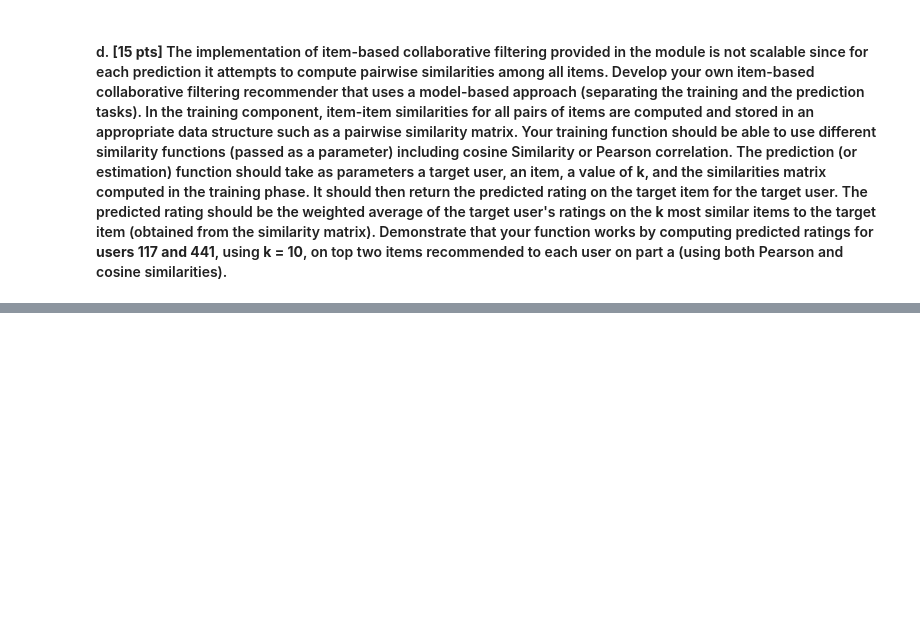
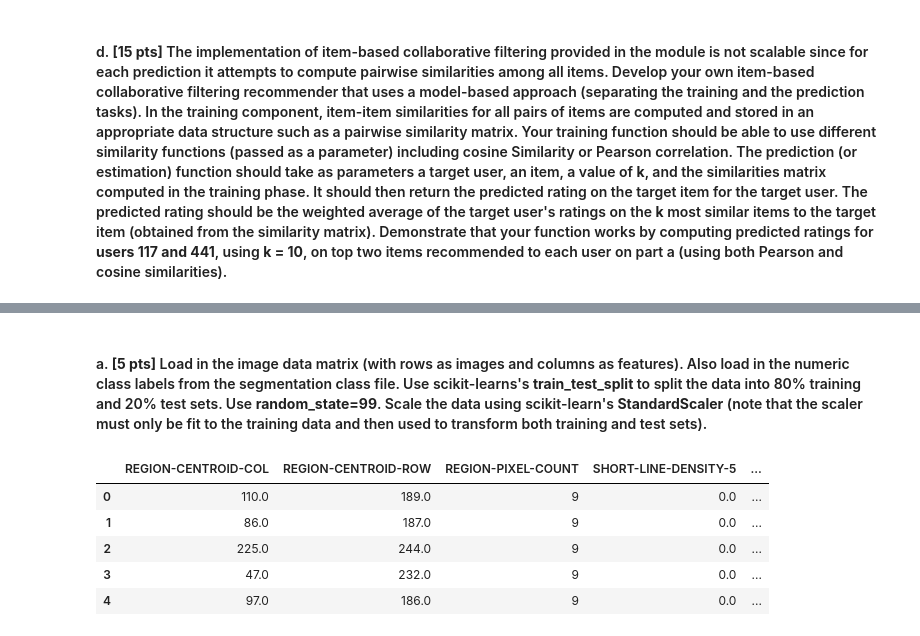
Before and after one commit to joneshshrestha/machine-learning-python, a Jupyter notebook: Item-based Joke Recommendation/joke-recommendation.ipynb, the cells around one changed output, grey strips where cells are left out. Saved outputs shown, nothing was run; the diff lists cells and outputs as text; code cells hidden in the pictures; blank space fills up the shorter version.

```diff
--- a/Item-based Joke Recommendation/joke-recommendation.ipynb
+++ b/Item-based Joke Recommendation/joke-recommendation.ipynb
@@ -271,0 +497,16 @@ def item_based_predict(dataMat, simMat, user, item, k):
+# %% [markdown]
+#### a. **[5 pts]** Load in the image data matrix (with rows as images and columns as features). Also load in the numeric class labels from the segmentation class file. Use scikit-learns's **train_test_split** to split the data into 80% training and 20% test sets. Use **random_state=99**. Scale the data using scikit-learn's **StandardScaler** (note that the scaler must only be fit to the training data and then used to transform both training and test sets).
+# %%
+# convert the segmentation feature names into list
+segmentation_names = pd.read_csv('./segmentation_data/segmentation_names.txt', header=None)[0].tolist()
+# used segmentation_names as header
+segmentation_data = pd.read_csv('./segmentation_data/segmentation_data.txt', names=segmentation_names)
+# %%
+segmentation_data.head(5)
+# %% [output]
+|  | REGION-CENTROID-COL | REGION-CENTROID-ROW | REGION-PIXEL-COUNT | SHORT-LINE-DENSITY-5 | ... |
+| 0 | 110.0 | 189.0 | 9 | 0.0 | ... |
+| 1 | 86.0 | 187.0 | 9 | 0.0 | ... |
+| 2 | 225.0 | 244.0 | 9 | 0.0 | ... |
+| 3 | 47.0 | 232.0 | 9 | 0.0 | ... |
+| 4 | 97.0 | 186.0 | 9 | 0.0 | ... |
```
Also changed, not shown: parts of 53 cells of this notebook, 4 other files.
